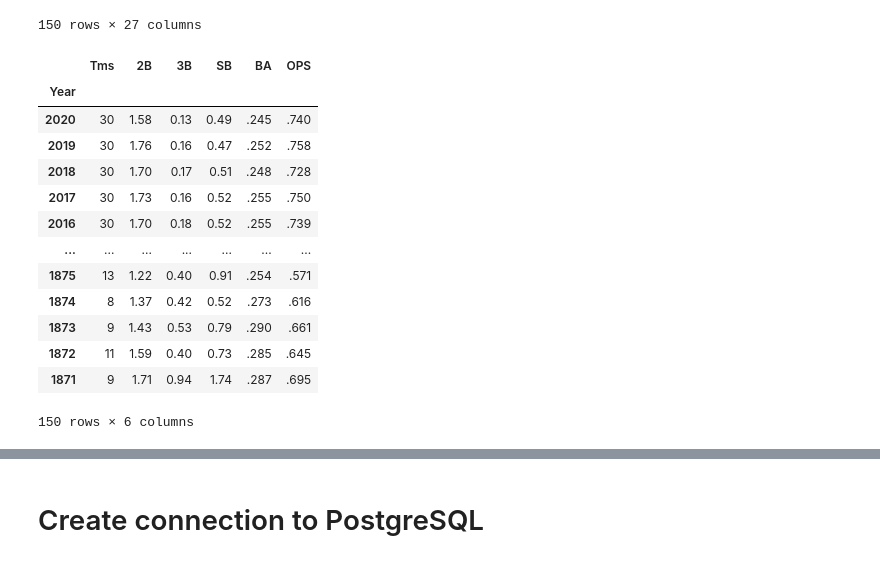
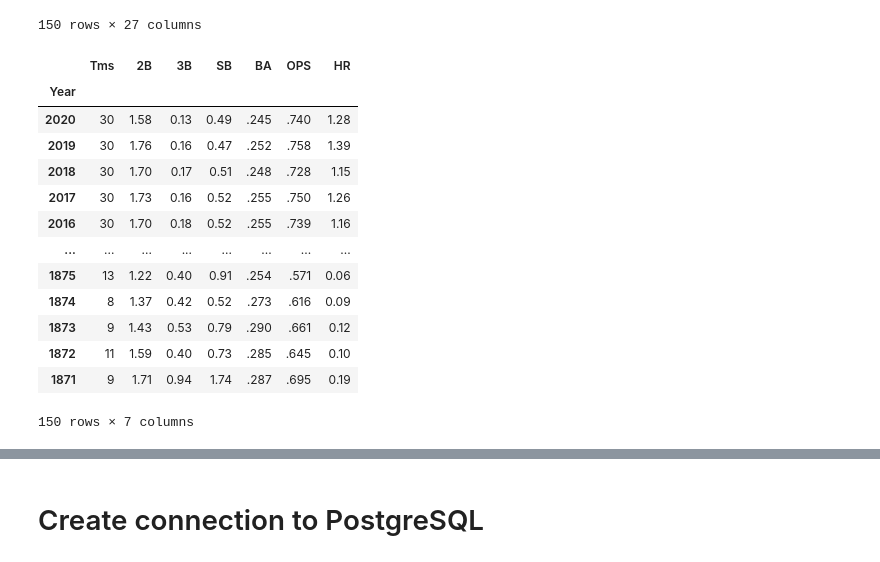
Before and after one commit to phuphan626/Project-2-Group5, a Jupyter notebook: init_notebook.ipynb, the cells around one changed output, grey strips where cells are left out. Saved outputs shown, nothing was run; the diff lists cells and outputs as text; code cells hidden in the pictures.

```diff
--- a/init_notebook.ipynb
+++ b/init_notebook.ipynb
@@ -180,23 +180,23 @@ batting_cleaned_df
 150 rows × 27 columns
 # %%
 # Filter out desired columns
-batting_cleaned_df = batting_cleaned_df[['Tms', '2B', '3B', 'SB', 'BA', 'OPS']]
+batting_cleaned_df = batting_cleaned_df[['Tms', '2B', '3B', 'SB', 'BA', 'OPS','HR']]
 batting_cleaned_df
 # %% [output]
-|  | Tms | 2B | 3B | SB | BA | OPS |
-| Year |  |  |  |  |  |  |
-| 2020 | 30 | 1.58 | 0.13 | 0.49 | .245 | .740 |
-| 2019 | 30 | 1.76 | 0.16 | 0.47 | .252 | .758 |
-| 2018 | 30 | 1.70 | 0.17 | 0.51 | .248 | .728 |
-| 2017 | 30 | 1.73 | 0.16 | 0.52 | .255 | .750 |
-| 2016 | 30 | 1.70 | 0.18 | 0.52 | .255 | .739 |
-| ... | ... | ... | ... | ... | ... | ... |
-| 1875 | 13 | 1.22 | 0.40 | 0.91 | .254 | .571 |
-| 1874 | 8 | 1.37 | 0.42 | 0.52 | .273 | .616 |
-| 1873 | 9 | 1.43 | 0.53 | 0.79 | .290 | .661 |
-| 1872 | 11 | 1.59 | 0.40 | 0.73 | .285 | .645 |
-| 1871 | 9 | 1.71 | 0.94 | 1.74 | .287 | .695 |
+|  | Tms | 2B | 3B | SB | BA | OPS | HR |
+| Year |  |  |  |  |  |  |  |
+| 2020 | 30 | 1.58 | 0.13 | 0.49 | .245 | .740 | 1.28 |
+| 2019 | 30 | 1.76 | 0.16 | 0.47 | .252 | .758 | 1.39 |
+| 2018 | 30 | 1.70 | 0.17 | 0.51 | .248 | .728 | 1.15 |
+| 2017 | 30 | 1.73 | 0.16 | 0.52 | .255 | .750 | 1.26 |
+| 2016 | 30 | 1.70 | 0.18 | 0.52 | .255 | .739 | 1.16 |
+| ... | ... | ... | ... | ... | ... | ... | ... |
+| 1875 | 13 | 1.22 | 0.40 | 0.91 | .254 | .571 | 0.06 |
+| 1874 | 8 | 1.37 | 0.42 | 0.52 | .273 | .616 | 0.09 |
+| 1873 | 9 | 1.43 | 0.53 | 0.79 | .290 | .661 | 0.12 |
+| 1872 | 11 | 1.59 | 0.40 | 0.73 | .285 | .645 | 0.10 |
+| 1871 | 9 | 1.71 | 0.94 | 1.74 | .287 | .695 | 0.19 |
-150 rows × 6 columns
+150 rows × 7 columns
 # %%
 # Reset the index
 batting_cleaned_df = batting_cleaned_df.reset_index()
```
Also changed, not shown: parts of 4 cells of this notebook, 5 other files.
